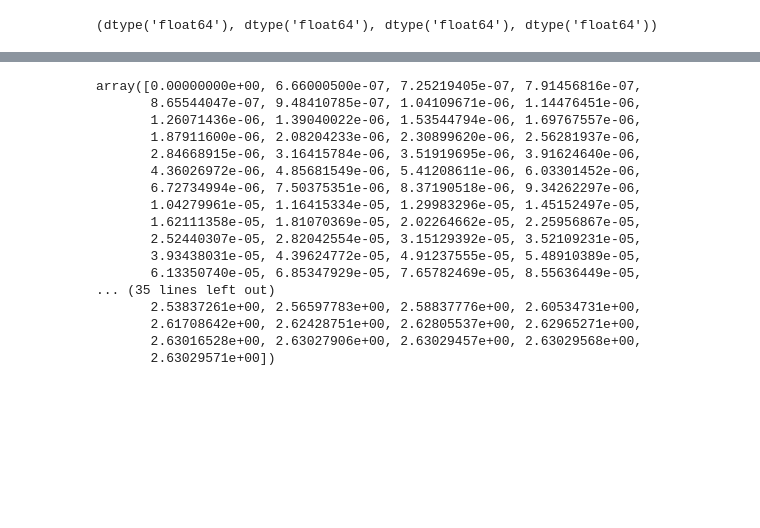
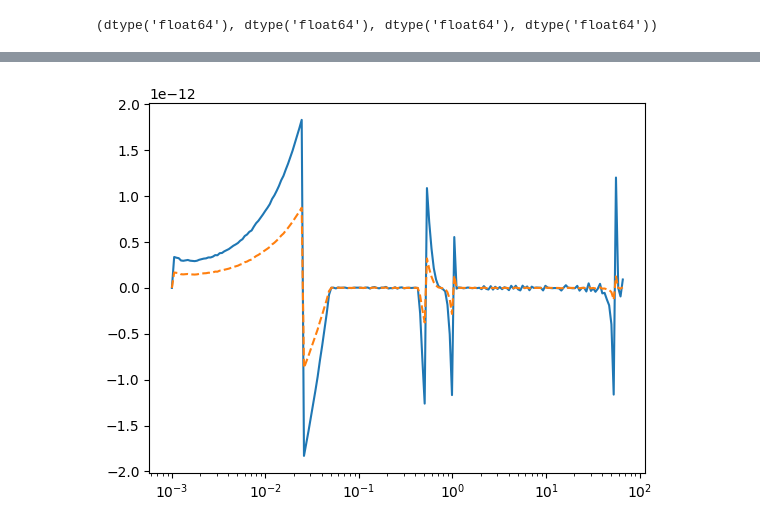
Before and after one commit to dhrubadc/SIDM-GTF, a Jupyter notebook: test.ipynb, the cells around one changed output, grey strips where cells are left out. Cells and saved outputs as stored; diff of their text form; code cells hidden in the pictures; blank space fills up the shorter version.

Commit message:
formatting, added residual.py

```diff
--- a/test.ipynb
+++ b/test.ipynb
@@ -50,20 +50,0 @@ ax[2].set_yscale('log')
-# %%
-M_edge
-# %% [output]
-array([0.00000000e+00, 6.66000500e-07, 7.25219405e-07, 7.91456816e-07,
-       8.65544047e-07, 9.48410785e-07, 1.04109671e-06, 1.14476451e-06,
-       1.26071436e-06, 1.39040022e-06, 1.53544794e-06, 1.69767557e-06,
-       1.87911600e-06, 2.08204233e-06, 2.30899620e-06, 2.56281937e-06,
-       2.84668915e-06, 3.16415784e-06, 3.51919695e-06, 3.91624640e-06,
-       4.36026972e-06, 4.85681549e-06, 5.41208611e-06, 6.03301452e-06,
-       6.72734994e-06, 7.50375351e-06, 8.37190518e-06, 9.34262297e-06,
-       1.04279961e-05, 1.16415334e-05, 1.29983296e-05, 1.45152497e-05,
-       1.62111358e-05, 1.81070369e-05, 2.02264662e-05, 2.25956867e-05,
-       2.52440307e-05, 2.82042554e-05, 3.15129392e-05, 3.52109231e-05,
-       3.93438031e-05, 4.39624772e-05, 4.91237555e-05, 5.48910389e-05,
-       6.13350740e-05, 6.85347929e-05, 7.65782469e-05, 8.55636449e-05,
-... (35 lines left out)
-       2.53837261e+00, 2.56597783e+00, 2.58837776e+00, 2.60534731e+00,
-       2.61708642e+00, 2.62428751e+00, 2.62805537e+00, 2.62965271e+00,
-       2.63016528e+00, 2.63027906e+00, 2.63029457e+00, 2.63029568e+00,
-       2.63029571e+00])
@@ -71,0 +51,10 @@ array([0.00000000e+00, 6.66000500e-07, 7.25219405e-07, 7.91456816e-07,
+# %%
+ln_rho = np.log(rho)
+F_H, scaled_F_H = hydrostatic_residual(ln_r_edge, u, ln_rho, M_edge)
+# %%
+fig,ax=plt.subplots()
+ax.plot(r_edge[1:-1], F_H)
+ax.plot(r_edge[1:-1], scaled_F_H,ls='--')
+ax.set_xscale('log')
+# %% [output]
+[figure, added]
```
Also changed, not shown: parts of 6 cells of this notebook, 1 other file.
